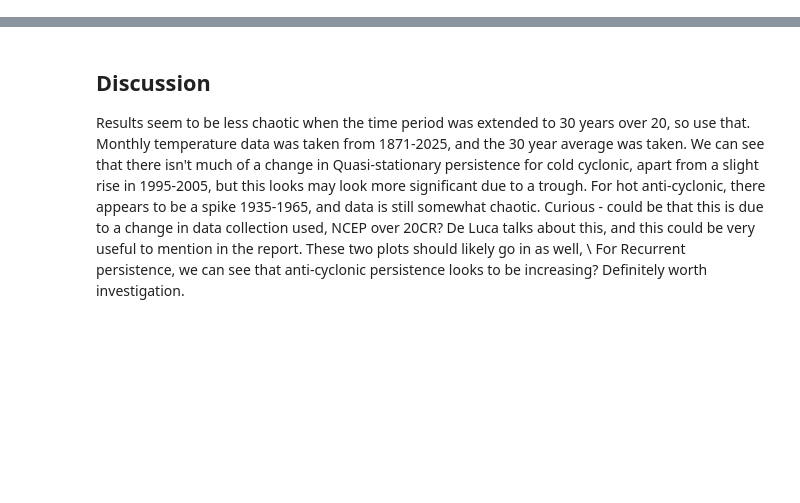
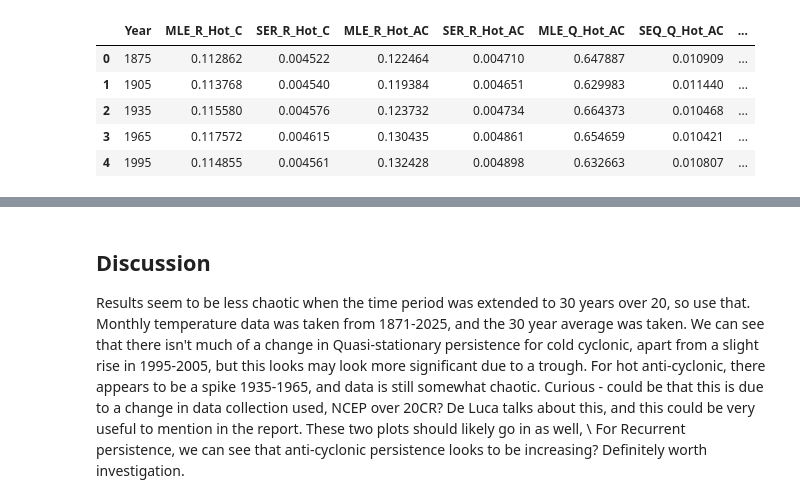
Before and after one commit to R-Mulholland/Persistecnce, a Jupyter notebook: Results-1.ipynb, the cells around one changed output, grey strips where cells are left out. Cells and saved outputs as stored; diff of their text form; code cells hidden in the pictures; blank space fills up the shorter version.

```diff
--- a/Results-1.ipynb
+++ b/Results-1.ipynb
@@ -116,0 +173,9 @@ NameError: name 'df_cold' is not defined
+# %%
+df30MLEhot
+# %% [output]
+|  | Year | MLE_R_Hot_C | SER_R_Hot_C | MLE_R_Hot_AC | SER_R_Hot_AC | MLE_Q_Hot_AC | SEQ_Q_Hot_AC | ... |
+| 0 | 1875 | 0.112862 | 0.004522 | 0.122464 | 0.004710 | 0.647887 | 0.010909 | ... |
+| 1 | 1905 | 0.113768 | 0.004540 | 0.119384 | 0.004651 | 0.629983 | 0.011440 | ... |
+| 2 | 1935 | 0.115580 | 0.004576 | 0.123732 | 0.004734 | 0.664373 | 0.010468 | ... |
+| 3 | 1965 | 0.117572 | 0.004615 | 0.130435 | 0.004861 | 0.654659 | 0.010421 | ... |
+| 4 | 1995 | 0.114855 | 0.004561 | 0.132428 | 0.004898 | 0.632663 | 0.010807 | ... |
```
Also changed, not shown: parts of 9 cells of this notebook, 1 other file.
